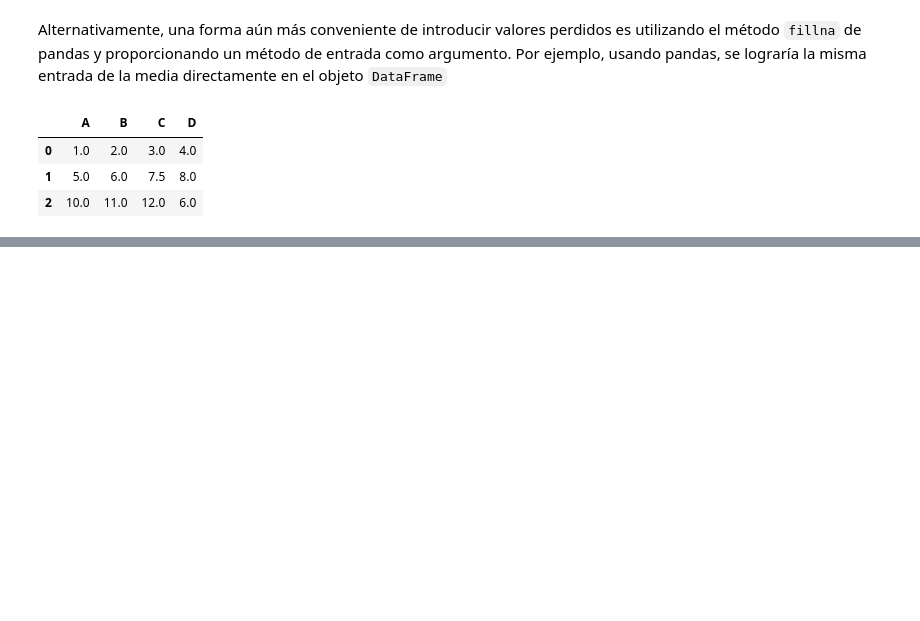
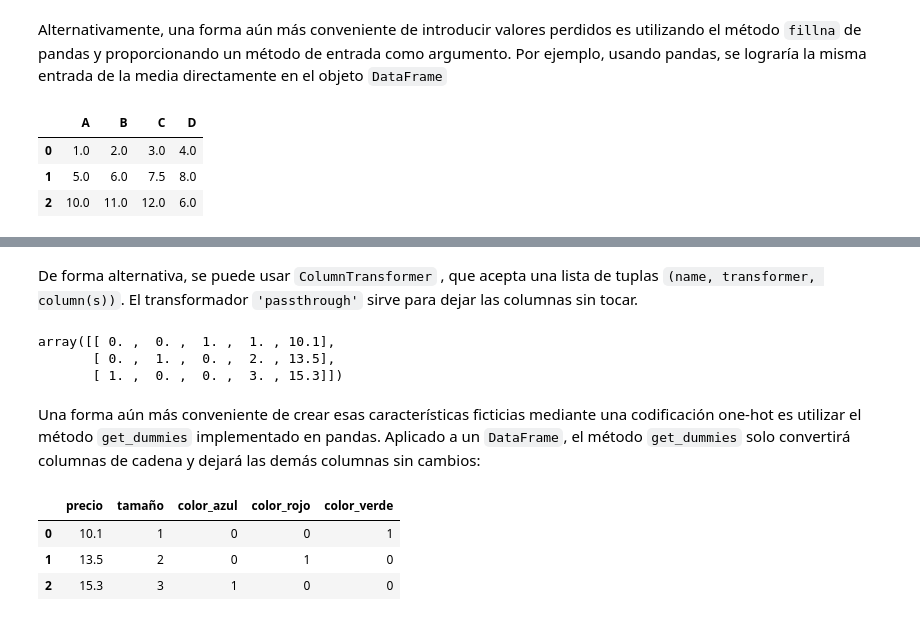
Before and after one commit to gonzalods/py-ml-book, a Jupyter notebook: 08 Preprocesamiento de datos.ipynb, the cells around one changed output, grey strips where cells are left out. Cells and saved outputs as stored; diff of their text form; code cells hidden in the pictures; blank space fills up the shorter version.

```diff
--- a/08 Preprocesamiento de datos.ipynb
+++ b/08 Preprocesamiento de datos.ipynb
@@ -131,0 +190,6 @@ Los clasificadores que se han utilizado hasta ahora pertenecen a los llamados **
+# %%
+size_mapping = {'XL': 3,
+                'L': 2,
+                'M': 1}
+df['tamaño'] = df['tamaño'].map(size_mapping)
+df
@@ -131,0 +211,4 @@ Los clasificadores que se han utilizado hasta ahora pertenecen a los llamados **
+# %%
+class_mapping = {label: idx for idx, label in
+                 enumerate(np.unique(df['etiquetaclase']))}
+class_mapping
@@ -131,0 +219,3 @@ Los clasificadores que se han utilizado hasta ahora pertenecen a los llamados **
+# %%
+df['etiquetaclase'] = df['etiquetaclase'].map(class_mapping)
+df
@@ -131,0 +229,4 @@ Los clasificadores que se han utilizado hasta ahora pertenecen a los llamados **
+# %%
+inv_class_mapping = {v: k for k, v in class_mapping.items()}
+df['etiquetaclase'] = df['etiquetaclase'].map(inv_class_mapping)
+df
@@ -131,0 +288,23 @@ Los clasificadores que se han utilizado hasta ahora pertenecen a los llamados **
+# %% [markdown]
+De forma alternativa, se puede usar `ColumnTransformer` , que acepta una lista de tuplas `(name, transformer, column(s))`. El transformador `'passthrough'` sirve para dejar las columnas sin tocar.
+# %%
+from sklearn.compose import ColumnTransformer
+X = df[['color', 'tamaño', 'precio']].values
+c_transf = ColumnTransformer([
+    ('onehot', OneHotEncoder(), [0]),
+    ('nothing', 'passthrough', [1,2])
+])
+c_transf.fit_transform(X).astype(float)
+# %% [output]
+array([[ 0. ,  0. ,  1. ,  1. , 10.1],
+       [ 0. ,  1. ,  0. ,  2. , 13.5],
+       [ 1. ,  0. ,  0. ,  3. , 15.3]])
+# %% [markdown]
+Una forma aún más conveniente de crear esas características ficticias mediante una codificación one-hot es utilizar el método `get_dummies` implementado en pandas. Aplicado a un `DataFrame`, el método `get_dummies` solo convertirá columnas de cadena y dejará las demás columnas sin cambios:
+# %%
+pd.get_dummies(df[['precio', 'color', 'tamaño']])
+# %% [output]
+|  | precio | tamaño | color_azul | color_rojo | color_verde |
+| 0 | 10.1 | 1 | 0 | 0 | 1 |
+| 1 | 13.5 | 2 | 0 | 1 | 0 |
+| 2 | 15.3 | 3 | 1 | 0 | 0 |
```
Also changed, not shown: parts of 74 cells of this notebook, 4 other files.
